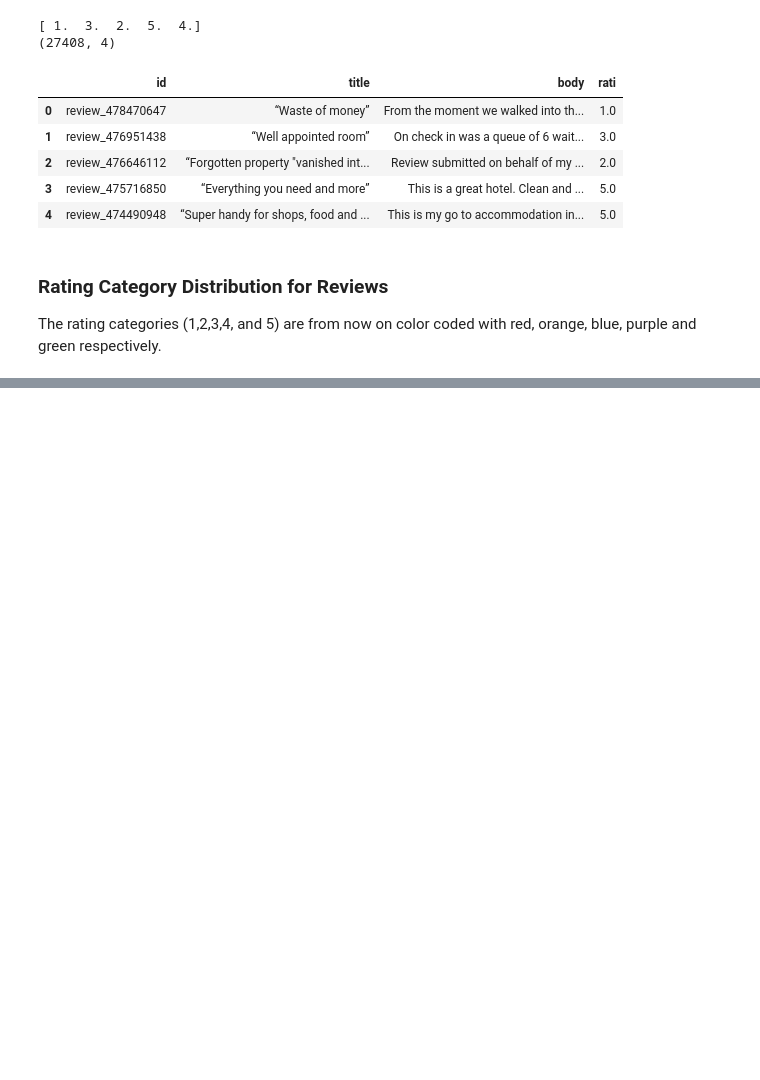
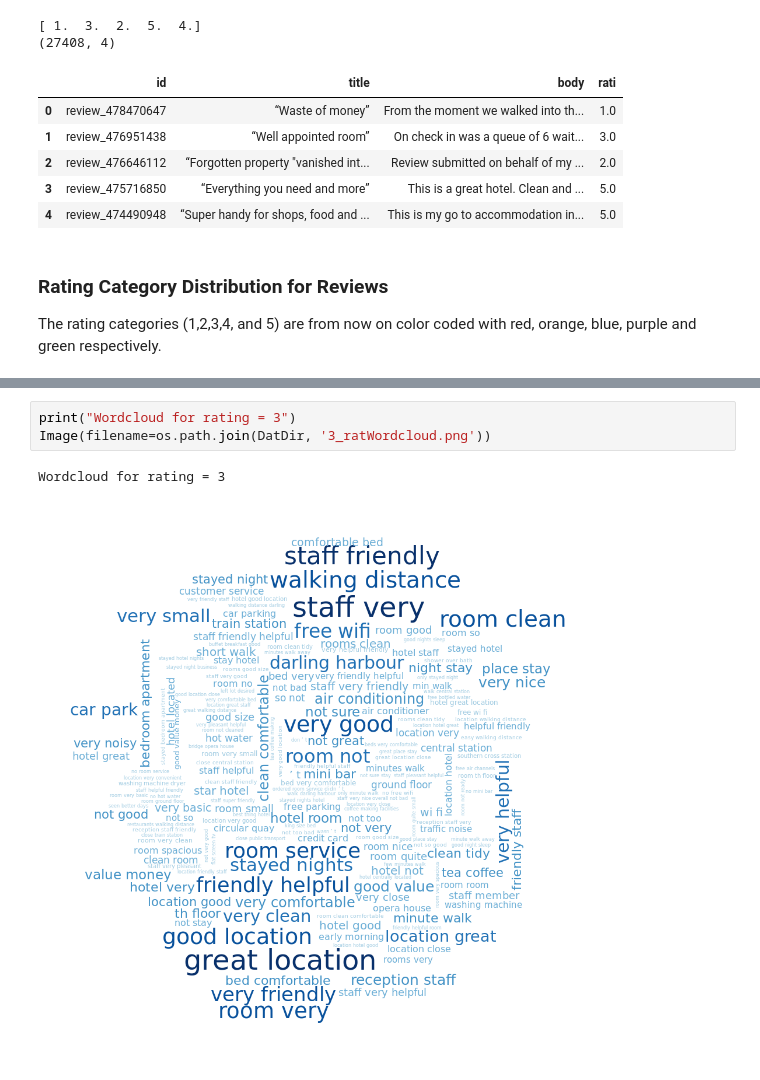
Before and after one commit to AduraX/Hotel-Reviews, a Jupyter notebook: Hotel-Reviews_EDA.ipynb, the cells around one changed output, grey strips where cells are left out. Saved outputs shown, nothing was run; the diff lists cells and outputs as text; blank space fills up the shorter version.

```diff
--- a/Hotel-Reviews_EDA.ipynb
+++ b/Hotel-Reviews_EDA.ipynb
@@ -203,0 +183,6 @@ Rating = 1
+# %%
+print("Wordcloud for rating = 3")
+Image(filename=os.path.join(DatDir, '3_ratWordcloud.png'))
+# %% [output]
+Wordcloud for rating = 3
+[figure, added]
```
Also changed, not shown: parts of 25 cells of this notebook, 17 other files.
